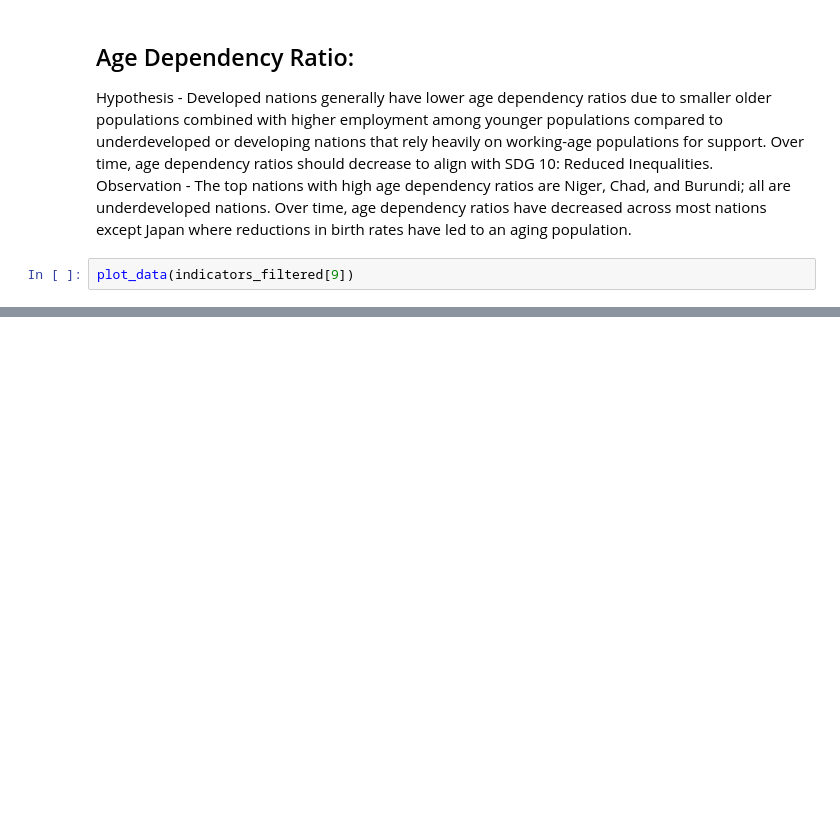
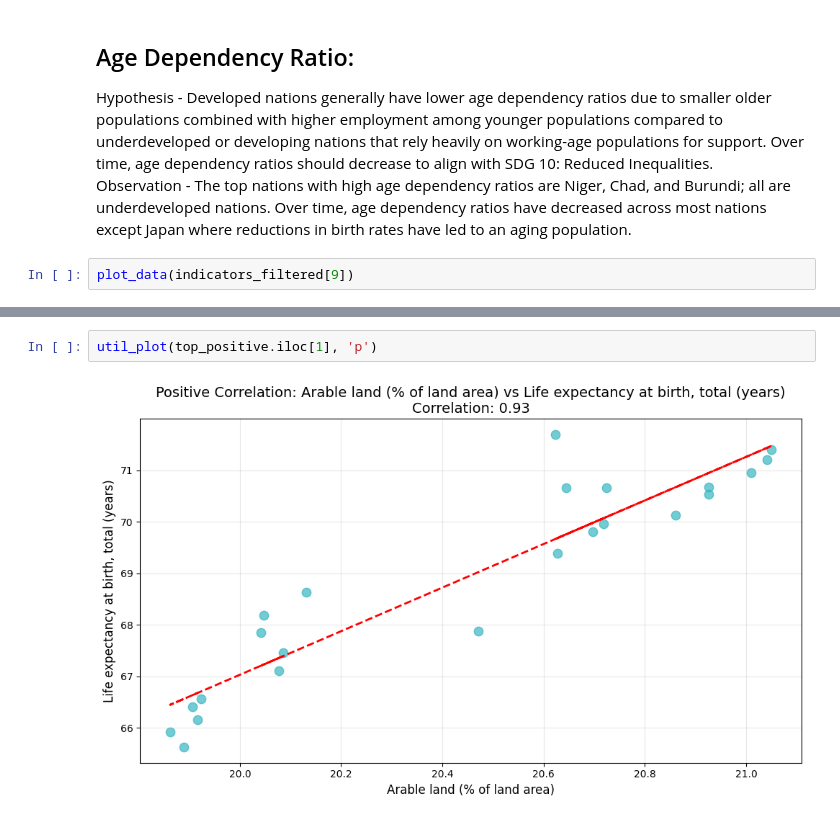
Before and after one commit to Darpana-iitgn/DataScience-Sem4, a Jupyter notebook: docs/_sources/main.ipynb, the cells around one changed output, grey strips where cells are left out. Saved outputs shown, nothing was run; the diff lists cells and outputs as text; blank space fills up the shorter version.

```diff
--- a/docs/_sources/main.ipynb
+++ b/docs/_sources/main.ipynb
@@ -370,0 +362,4 @@ Top 5 Negative Correlations:
+# %%
+util_plot(top_positive.iloc[1], 'p')
+# %% [output]
+[figure, added]
```
Also changed, not shown: parts of 39 cells of this notebook, 47 other files.
